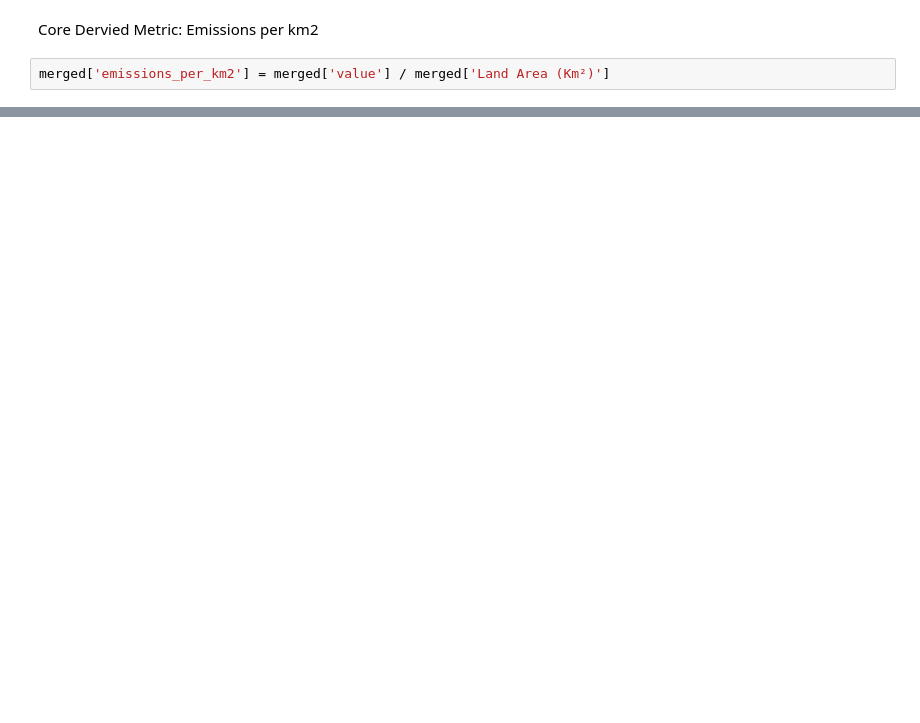
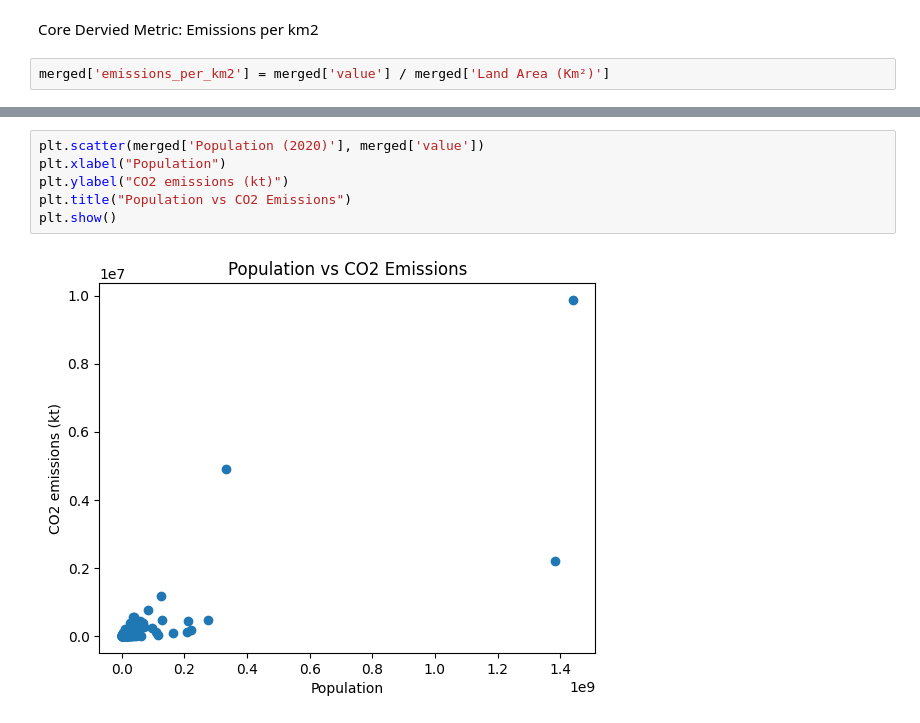
Before and after one commit to oconh/co2-emissions, a Jupyter notebook: notebooks/discover.ipynb, the cells around one changed output, grey strips where cells are left out. Cells and saved outputs as stored; diff of their text form; blank space fills up the shorter version.

```diff
--- a/notebooks/discover.ipynb
+++ b/notebooks/discover.ipynb
@@ -267,0 +290,8 @@ merged['emissions_per_km2'] = merged['value'] / merged['Land Area (Km²)']
+# %%
+plt.scatter(merged['Population (2020)'], merged['value'])
+plt.xlabel("Population")
+plt.ylabel("CO2 emissions (kt)")
+plt.title("Population vs CO2 Emissions")
+plt.show()
+# %% [output]
+[figure, added]
```
Also changed, not shown: parts of 10 cells of this notebook.
